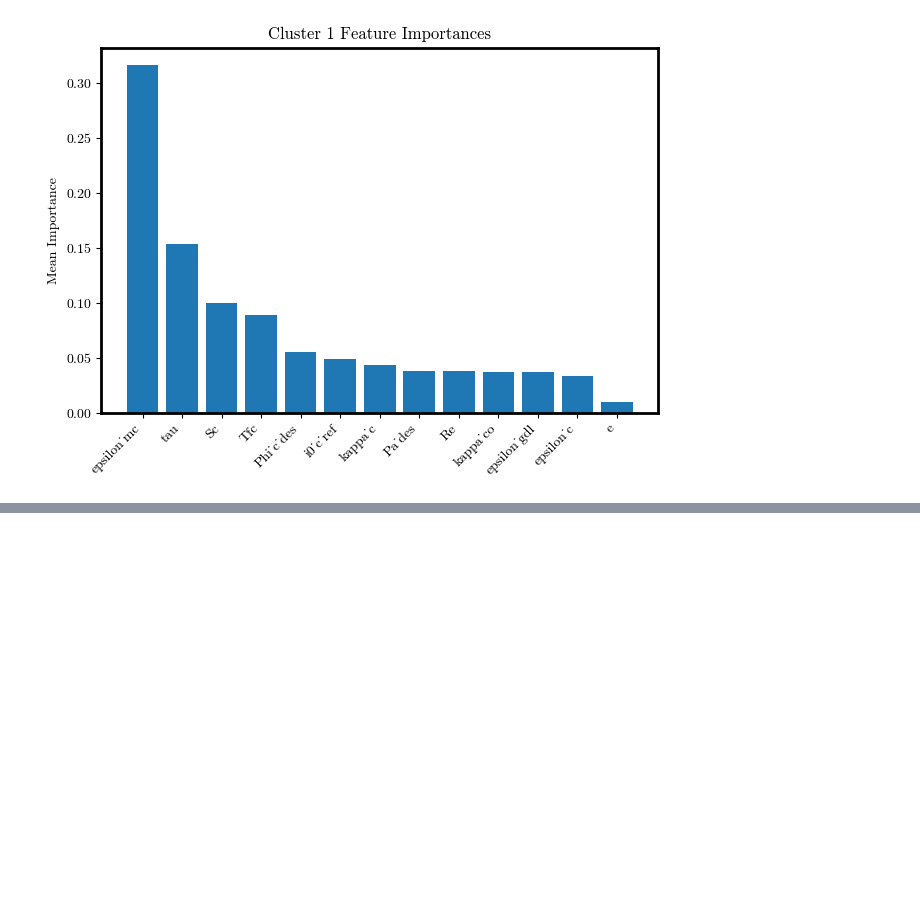
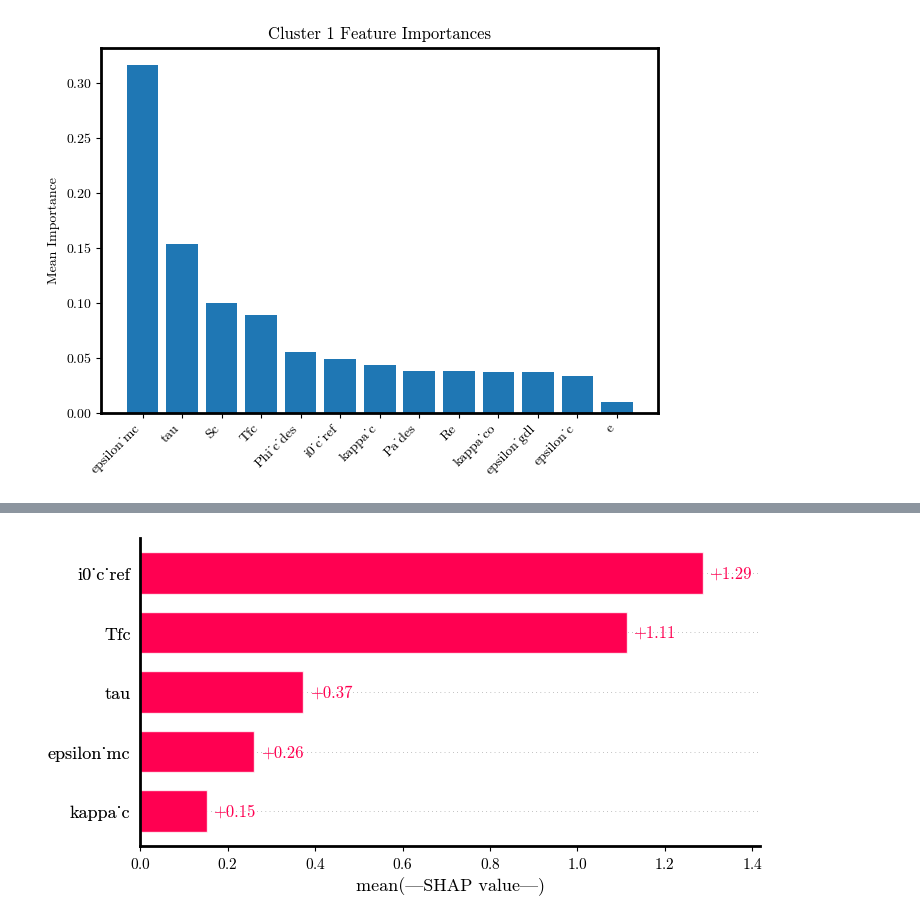
Before and after one commit to DejvisT/Sensitivity-Analysis-and-Surrogate-Modeling-of-PEM-Fuel-Cells, a Jupyter notebook: notebooks/06_GP_sensitivity_analysis.ipynb, the cells around one changed output, grey strips where cells are left out. Drawn from its saved outputs; the diff is of its cells as text; code cells hidden in the pictures; blank space fills up the shorter version.

```diff
--- a/notebooks/06_GP_sensitivity_analysis.ipynb
+++ b/notebooks/06_GP_sensitivity_analysis.ipynb
@@ -592,0 +636,16 @@ Cluster 1 R²: 0.958
+# %%
+import shap
+from sklearn.ensemble import RandomForestRegressor
+
+# Train model
+model = RandomForestRegressor(n_estimators=100, random_state=42)
+model.fit(X, y)
+
+# Compute SHAP values
+explainer = shap.Explainer(model, X)
+shap_values = explainer(X)
+
+# Plot global importance
+shap.plots.bar(shap_values)
+# %% [output]
+[figure, added]
```
Also changed, not shown: parts of 3 cells of this notebook, 3 other files.
